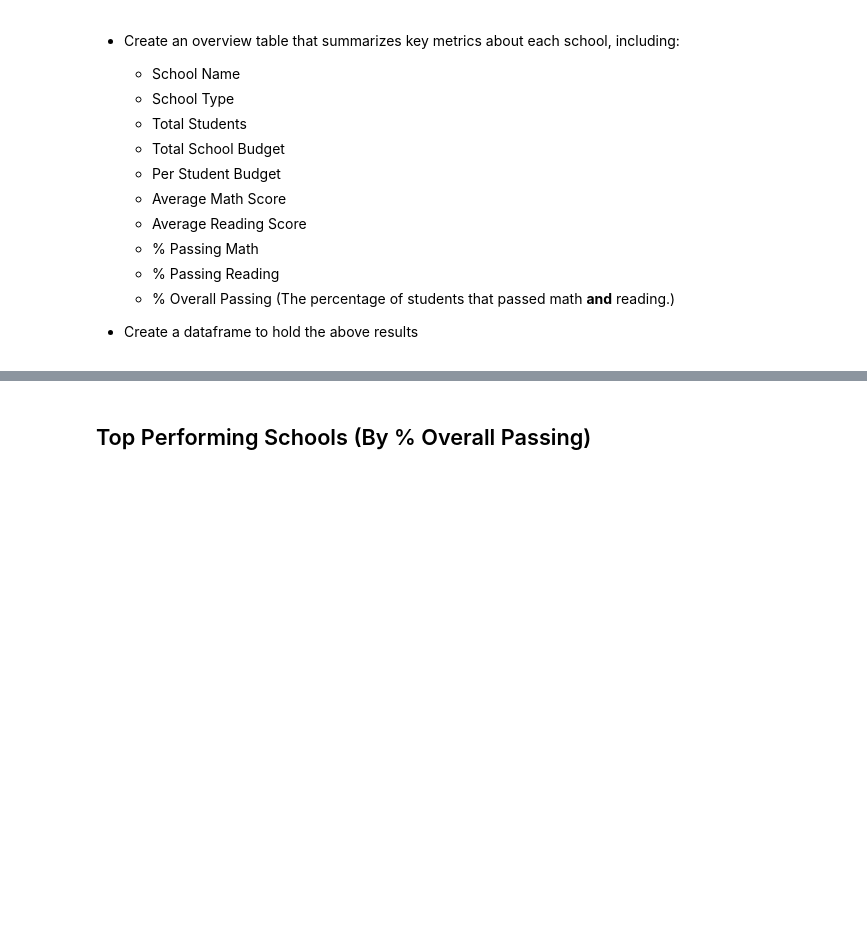
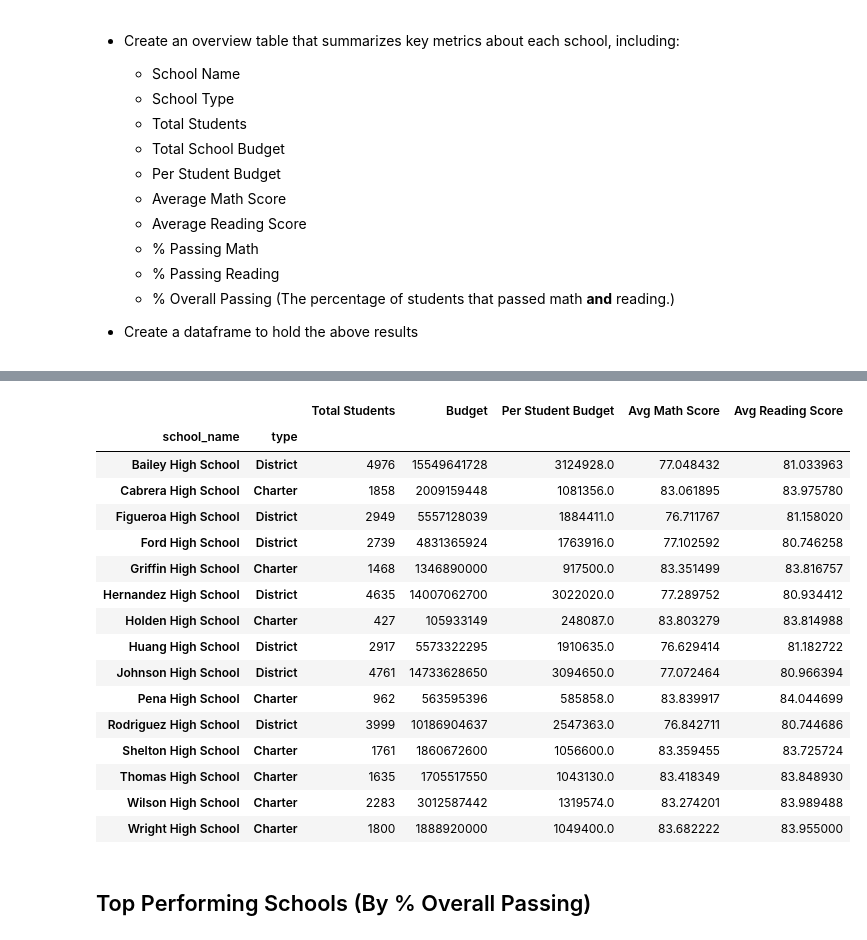
Before and after one commit to thomasipe/pandas-challenge, a Jupyter notebook: PyCitySchools/PyCitySchools_starter.ipynb, the cells around one changed output, grey strips where cells are left out. Cells and saved outputs as stored; diff of their text form; code cells hidden in the pictures; blank space fills up the shorter version.

Commit message:
Main School Summary totals completed

```diff
--- a/PyCitySchools/PyCitySchools_starter.ipynb
+++ b/PyCitySchools/PyCitySchools_starter.ipynb
@@ -121,3 +103,44 @@ district_summary_df
+# %%
+# Group by school in a new dataframe
+school_summary_df = sdc.groupby(['school_name','type'])
+
+#total_students = school_summary_df["Student ID"].count()
+#total_budget = school_summary_df["budget"].sum()
+#ssf_df = school_summary_df({"School_Name": school_name,
+#                           "Type": type,
+#                           "Total Students": ["Student ID"].count() })
+total_students = school_summary_df["school_name"].count()
+total_budget = school_summary_df["budget"].sum()
+per_student_budget = total_budget/total_students
+avg_math_score = school_summary_df["math_score"].mean()
+avg_reading_score = school_summary_df["reading_score"].mean()
+
+
+#school_summary_df.count().head(50)
+ssf_df = pd.DataFrame({"Total Students": total_students,
+                      "Budget": total_budget,
+                      "Per Student Budget": per_student_budget,
+                      "Avg Math Score": avg_math_score,
+                      "Avg Reading Score": avg_reading_score})
+ssf_df
+# %% [output]
+|  |  | Total Students | Budget | Per Student Budget | Avg Math Score | Avg Reading Score |
+| school_name | type |  |  |  |  |  |
+| Bailey High School | District | 4976 | 15549641728 | 3124928.0 | 77.048432 | 81.033963 |
+| Cabrera High School | Charter | 1858 | 2009159448 | 1081356.0 | 83.061895 | 83.975780 |
+| Figueroa High School | District | 2949 | 5557128039 | 1884411.0 | 76.711767 | 81.158020 |
+| Ford High School | District | 2739 | 4831365924 | 1763916.0 | 77.102592 | 80.746258 |
+| Griffin High School | Charter | 1468 | 1346890000 | 917500.0 | 83.351499 | 83.816757 |
+| Hernandez High School | District | 4635 | 14007062700 | 3022020.0 | 77.289752 | 80.934412 |
+| Holden High School | Charter | 427 | 105933149 | 248087.0 | 83.803279 | 83.814988 |
+| Huang High School | District | 2917 | 5573322295 | 1910635.0 | 76.629414 | 81.182722 |
+| Johnson High School | District | 4761 | 14733628650 | 3094650.0 | 77.072464 | 80.966394 |
+| Pena High School | Charter | 962 | 563595396 | 585858.0 | 83.839917 | 84.044699 |
+| Rodriguez High School | District | 3999 | 10186904637 | 2547363.0 | 76.842711 | 80.744686 |
+| Shelton High School | Charter | 1761 | 1860672600 | 1056600.0 | 83.359455 | 83.725724 |
+| Thomas High School | Charter | 1635 | 1705517550 | 1043130.0 | 83.418349 | 83.848930 |
+| Wilson High School | Charter | 2283 | 3012587442 | 1319574.0 | 83.274201 | 83.989488 |
+| Wright High School | Charter | 1800 | 1888920000 | 1049400.0 | 83.682222 | 83.955000 |
 # %% [markdown]
 ## Top Performing Schools (By % Overall Passing)
 # %% [markdown]
```
Also changed, not shown: parts of 1 cell of this notebook.
